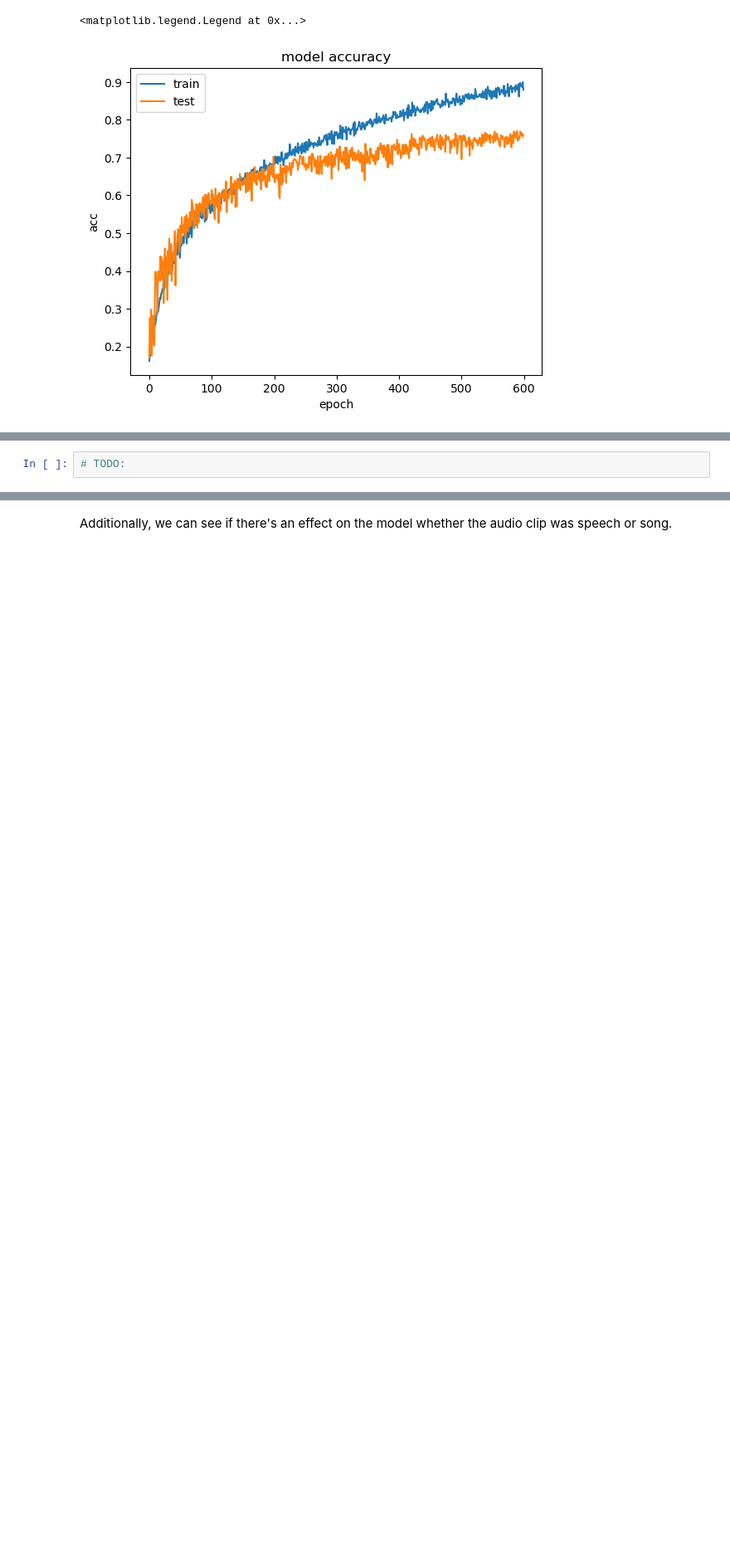
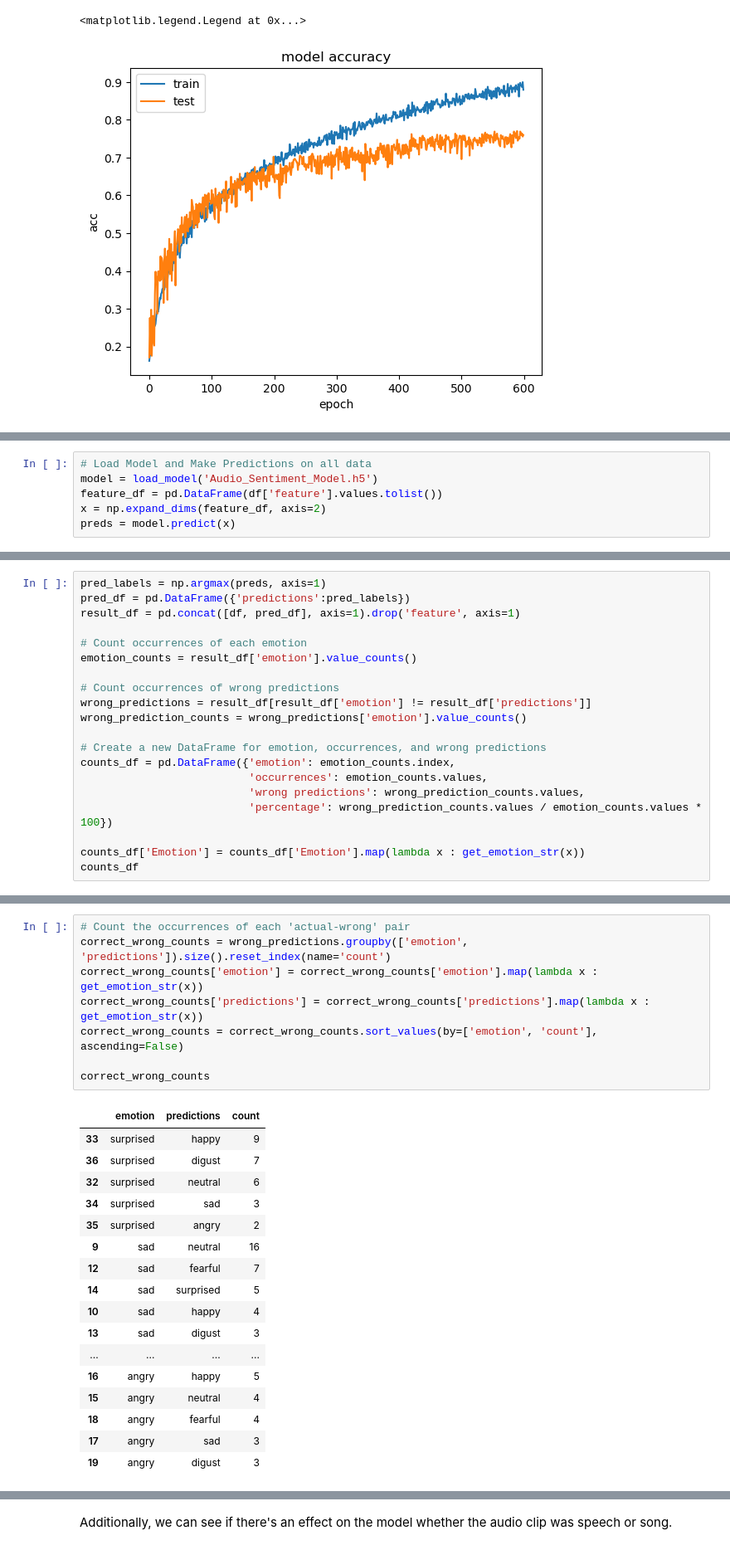
Before and after one commit to benteoh/reactberry, a Jupyter notebook: SentimentModel/SentimentModelTraining.ipynb, the cells around one changed output, grey strips where cells are left out. Shown: that part at 83% size. Cells and saved outputs as stored; diff of their text form; blank space fills up the shorter version.

Commit message:
Analysed wrong predictions

```diff
--- a/SentimentModel/SentimentModelTraining.ipynb
+++ b/SentimentModel/SentimentModelTraining.ipynb
@@ -159,2 +157,6 @@ We can look at it predicts different emotions whether it was labelled as strong
 # %%
-# TODO:
+# Load Model and Make Predictions on all data
+model = load_model('Audio_Sentiment_Model.h5')
+feature_df = pd.DataFrame(df['feature'].values.tolist())
+x = np.expand_dims(feature_df, axis=2)
+preds = model.predict(x)
@@ -160,0 +167,20 @@ We can look at it predicts different emotions whether it was labelled as strong
+# %%
+pred_labels = np.argmax(preds, axis=1)
+pred_df = pd.DataFrame({'predictions':pred_labels})
+result_df = pd.concat([df, pred_df], axis=1).drop('feature', axis=1)
+
+# Count occurrences of each emotion
+emotion_counts = result_df['emotion'].value_counts()
+
+# Count occurrences of wrong predictions
+wrong_predictions = result_df[result_df['emotion'] != result_df['predictions']]
+wrong_prediction_counts = wrong_predictions['emotion'].value_counts()
+
+# Create a new DataFrame for emotion, occurrences, and wrong predictions
+counts_df = pd.DataFrame({'emotion': emotion_counts.index,
+                          'occurrences': emotion_counts.values,
+                          'wrong predictions': wrong_prediction_counts.values,
+                          'percentage': wrong_prediction_counts.values / emotion_counts.values * 100})
+
+counts_df['Emotion'] = counts_df['Emotion'].map(lambda x : get_emotion_str(x))
+counts_df
@@ -160,0 +198,26 @@ We can look at it predicts different emotions whether it was labelled as strong
+# %%
+# Count the occurrences of each 'actual-wrong' pair
+correct_wrong_counts = wrong_predictions.groupby(['emotion', 'predictions']).size().reset_index(name='count')
+correct_wrong_counts['emotion'] = correct_wrong_counts['emotion'].map(lambda x : get_emotion_str(x))
+correct_wrong_counts['predictions'] = correct_wrong_counts['predictions'].map(lambda x : get_emotion_str(x))
+correct_wrong_counts = correct_wrong_counts.sort_values(by=['emotion', 'count'], ascending=False)
+
+correct_wrong_counts
+# %% [output]
+|  | emotion | predictions | count |
+| 33 | surprised | happy | 9 |
+| 36 | surprised | digust | 7 |
+| 32 | surprised | neutral | 6 |
+| 34 | surprised | sad | 3 |
+| 35 | surprised | angry | 2 |
+| 9 | sad | neutral | 16 |
+| 12 | sad | fearful | 7 |
+| 14 | sad | surprised | 5 |
+| 10 | sad | happy | 4 |
+| 13 | sad | digust | 3 |
+| ... | ... | ... | ... |
+| 16 | angry | happy | 5 |
+| 15 | angry | neutral | 4 |
+| 18 | angry | fearful | 4 |
+| 17 | angry | sad | 3 |
+| 19 | angry | digust | 3 |
```
Also changed, not shown: parts of 8 cells of this notebook, 1 other file.
